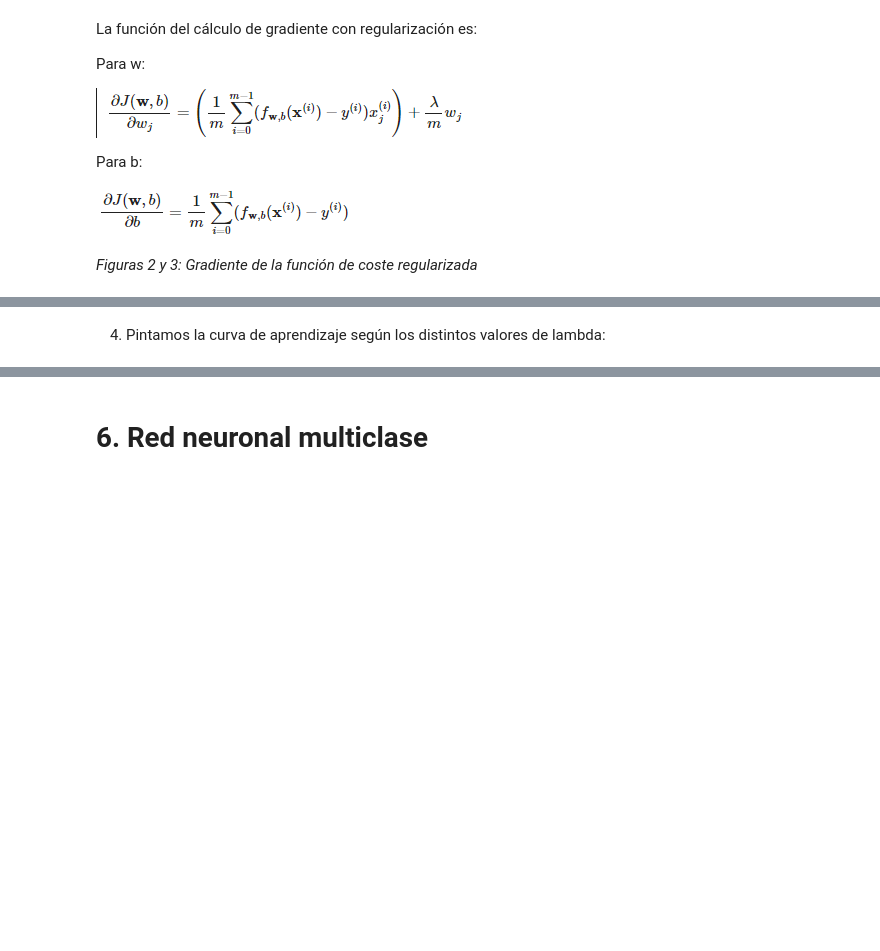
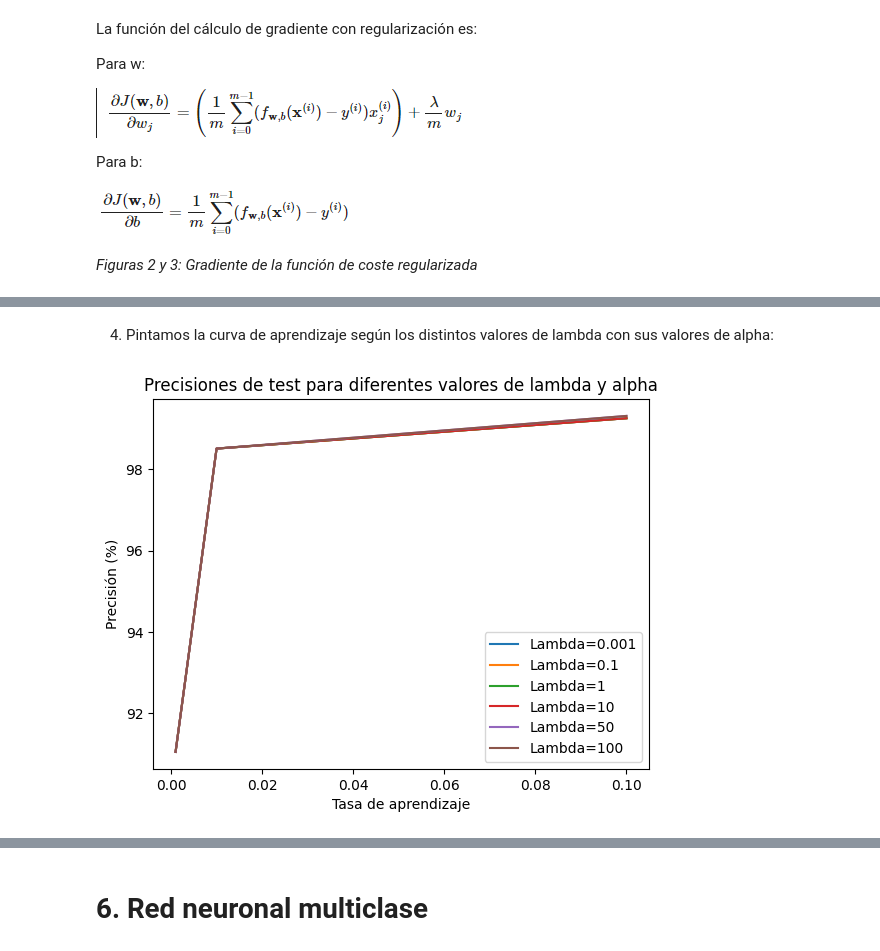
Before and after one commit to Dai-vl/Machine-Learning, a Jupyter notebook: PF/PF.ipynb, the cells around one changed output, grey strips where cells are left out. Saved outputs shown, nothing was run; the diff lists cells and outputs as text; code cells hidden in the pictures; blank space fills up the shorter version.

Commit message:
regresion logisitca hecha

```diff
--- a/PF/PF.ipynb
+++ b/PF/PF.ipynb
@@ -302,7 +303,7 @@ Para b:
 *Figuras 2 y 3: Gradiente de la función de coste regularizada*
 # %%
 def funcion_grad(X, y, w, b, L):
-    m = len(y)
+    m = X.shape[0] #antes len(y)
     gw = np.zeros(w.shape)
     gb = 0
     y_hat = func_sigmoide(X, w, b)
@@ -321,0 +327,3 @@ def funcion_grad_desc(X, y, w, b, alpha, num_iter, L):
+# %%
+XX_train = map_features(X_trainR, degree)
+XX_train.shape
@@ -333,17 +345,27 @@ def regresion_logistica(X, y, alpha, num_iter, L):
     w, b = funcion_grad_desc(X, y, np.zeros(X.shape[1]), 0, alpha, num_iter, L)
     return w, b
 # %%
-Ls = [0.1, 1, 2, 4, 6, 8, 10]
+Ls = [0.001, 0.1, 1, 10, 50, 100]
+alphas = [0.1, 0.01, 0.001]
+
 train_acc = []
 test_acc = []
+for l in Ls:
+    print ("Lambda: ", l)
+    train_list = []
+    test_list = []
+    for a in alphas:
+        w, b = regresion_logistica(XX_train, y_trainR, a, iteraciones, l)
 
-for l in Ls:
-    w, b = regresion_logistica(X_trainR, y_trainR, 0.001, 100000, l)
-    print("Lambda: ", l)
-    y_hat_train = predict(X_trainR, y_trainR, w, b)
-    print("Accuracy: ", np.mean(y_hat_train == y_trainR)*100, "%")
-    y_hat = predict(X_testR, y_testR, w, b)
-    print("Accuracy: ", np.mean(y_hat == y_testR)*100, "%")
+        y_hat_train = predict(X_trainR, w, b, degree)
+        train = np.mean(y_hat_train == y_trainR)*100
 
-    train_acc.append(np.mean(y_hat_train == y_trainR)*100)
-    test_acc.append(np.mean(y_hat == y_testR)*100)
+        y_hat = predict(X_testR, w, b, degree)
+        test = np.mean(y_hat == y_testR)*100
+
+        print ("    Alpha: ", a, "Train: ", train, "Test: ", test)
+        train_list.append(train)
+        test_list.append(test)
+
+    train_acc.append(train_list)
+    test_acc.append(test_list)
@@ -350,2 +409,2 @@ for l in Ls:
 # %% [markdown]
-4. Pintamos la curva de aprendizaje según los distintos valores de lambda:
+4. Pintamos la curva de aprendizaje según los distintos valores de lambda con sus valores de alpha:
@@ -363,0 +411,11 @@ plt.show()
+# %%
+for i in range(len(Ls)):
+    plt.plot(alphas, test_acc[i], label='Lambda='+str(Ls[i]))
+
+plt.xlabel('Tasa de aprendizaje')
+plt.ylabel('Precisión (%)')
+plt.title('Precisiones de test para diferentes valores de lambda y alpha')
+plt.legend()
+plt.show()
+# %% [output]
+[figure, added]
```
Also changed, not shown: parts of 64 cells of this notebook, 1 other file.
